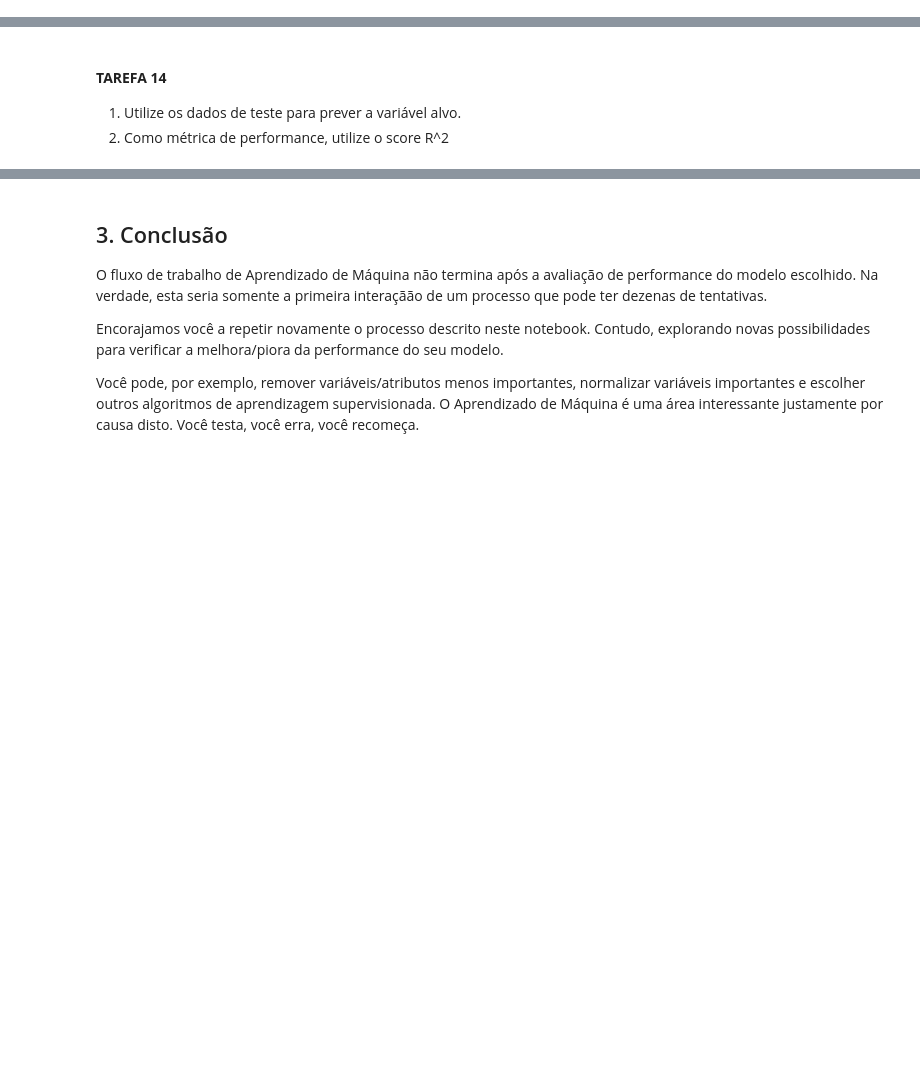
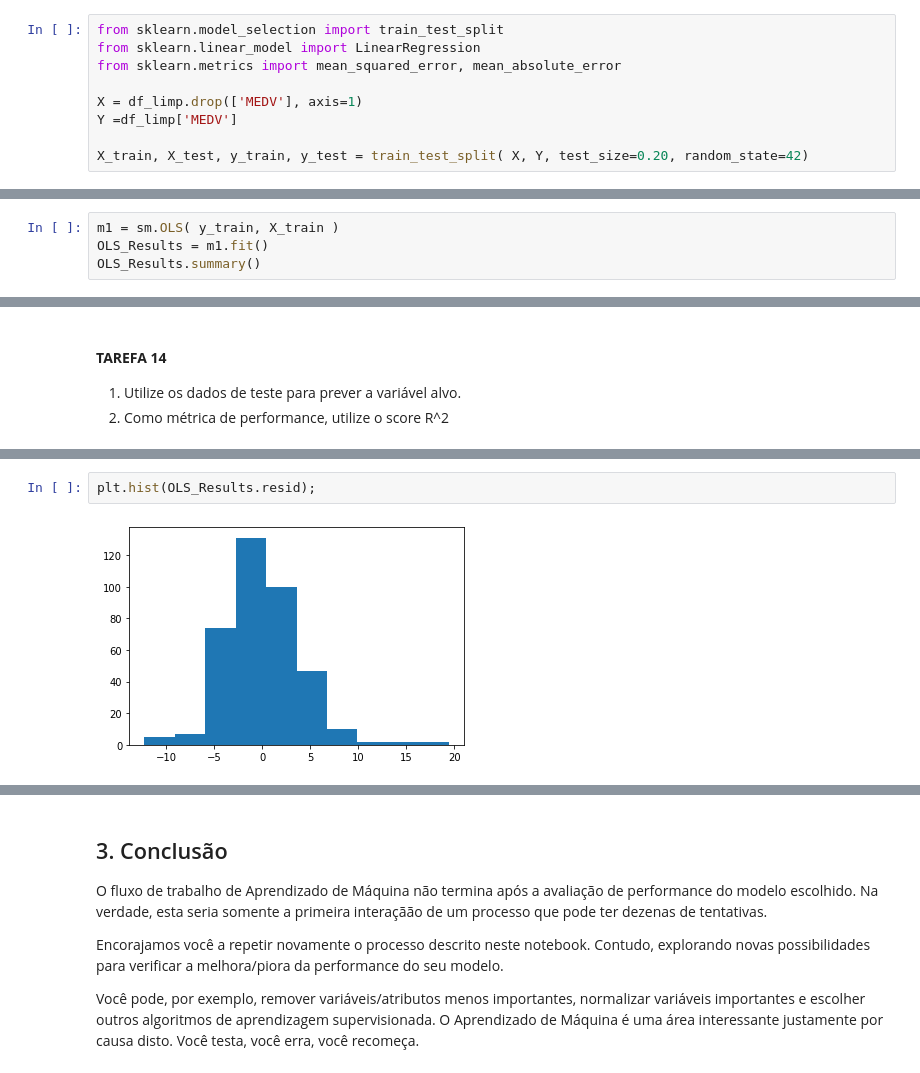
Before and after one commit to rheideier/br-regression-project, a Jupyter notebook: regression-project-br.ipynb, the cells around one changed output, grey strips where cells are left out. Cells and saved outputs as stored; diff of their text form; blank space fills up the shorter version.

```diff
--- a/regression-project-br.ipynb
+++ b/regression-project-br.ipynb
@@ -284,3 +295,12 @@ Após realizar uma investigação superficial*, vamos prosseguir separando nosso
+# %%
+from sklearn.model_selection import train_test_split
+from sklearn.linear_model import LinearRegression
+from sklearn.metrics import mean_squared_error, mean_absolute_error
+
+X = df_limp.drop(['MEDV'], axis=1)
+Y =df_limp['MEDV']
+
+X_train, X_test, y_train, y_test = train_test_split( X, Y, test_size=0.20, random_state=42)
 # %% [markdown]
 Ótimo! Carregamos nossos dados, verificamos se era necessário alguma limpeza, fizemos uma investigação superficial (AED) e separamos dados de treino e teste.
 
@@ -293,0 +321,4 @@ Após realizar uma investigação superficial*, vamos prosseguir separando nosso
+# %%
+m1 = sm.OLS( y_train, X_train )
+OLS_Results = m1.fit()
+OLS_Results.summary()
@@ -310,0 +382,4 @@ Vamos verificar a performance do nosso modelo.
+# %%
+plt.hist(OLS_Results.resid);
+# %% [output]
+[figure, added]
```
Also changed, not shown: parts of 13 cells of this notebook.
